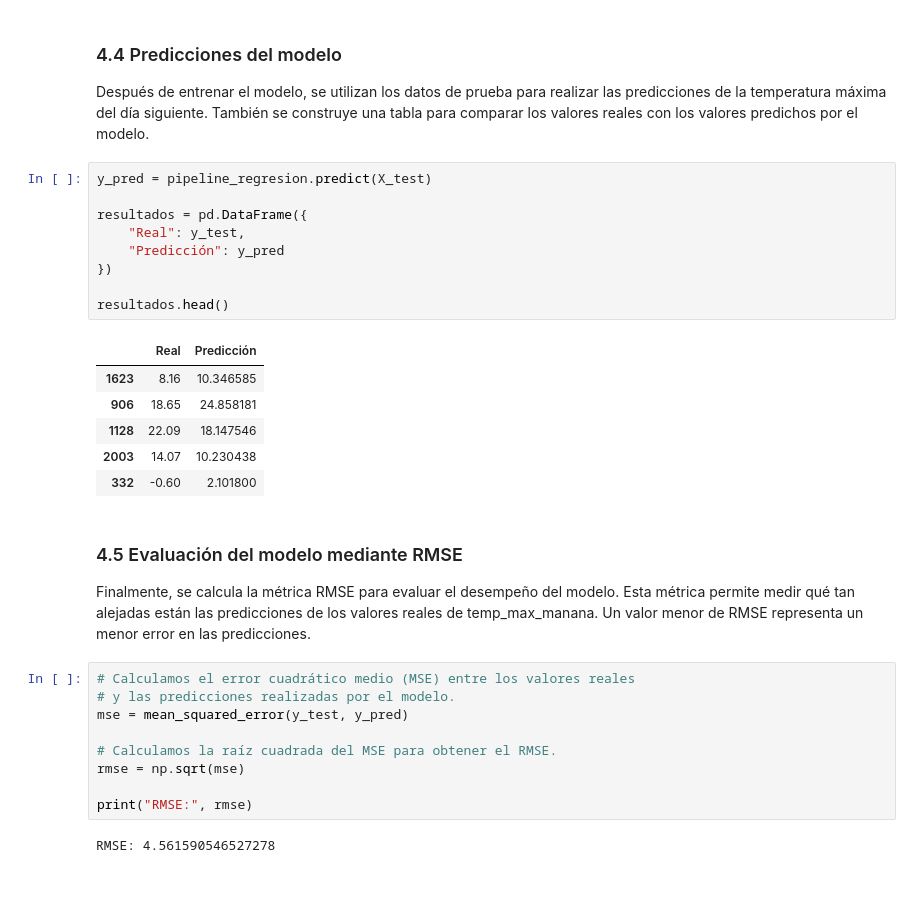
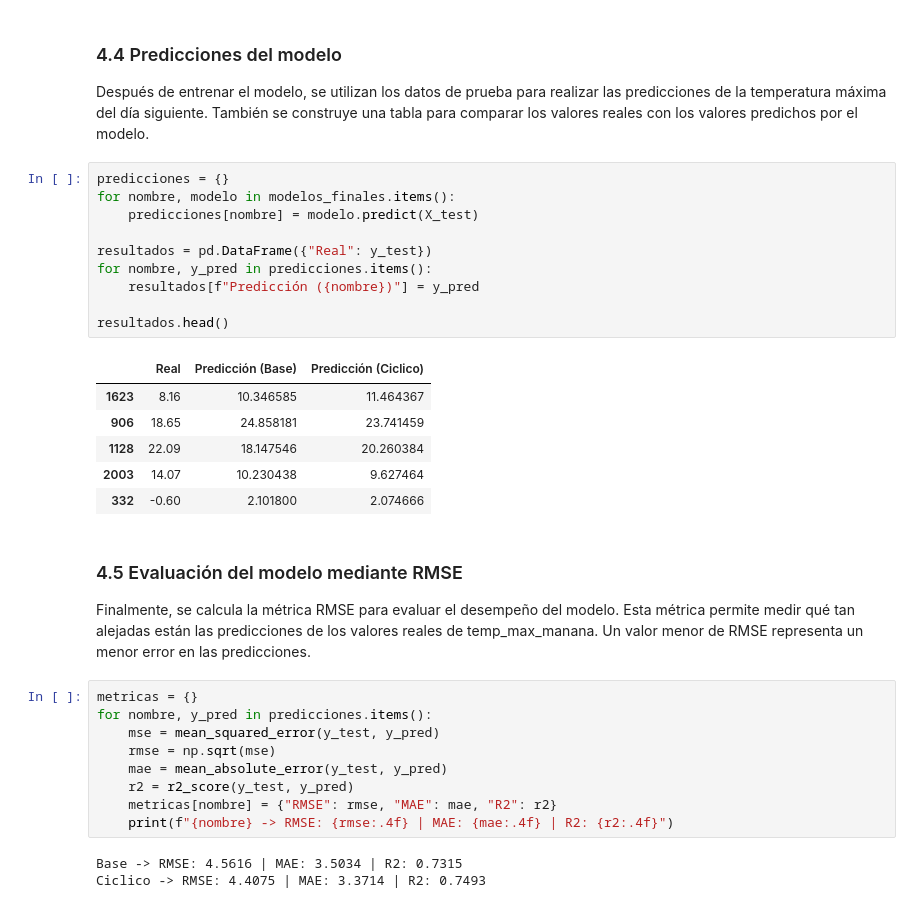
Before and after one commit to mzambranob/Fork-MaterialDeClase-ISIS-2611, a Jupyter notebook: 202620/Laboratorios/L1/laboratorio_1.ipynb, the cells around one changed output. Saved outputs shown, nothing was run; the diff lists cells and outputs as text.

Commit message:
Segundo modelo creado

```diff
--- a/202620/Laboratorios/L1/laboratorio_1.ipynb
+++ b/202620/Laboratorios/L1/laboratorio_1.ipynb
@@ -841,33 +896,35 @@ Pipeline(steps=[('preprocesamiento',
 
 Después de entrenar el modelo, se utilizan los datos de prueba para realizar las predicciones de la temperatura máxima del día siguiente. También se construye una tabla para comparar los valores reales con los valores predichos por el modelo.
 # %%
-y_pred = pipeline_regresion.predict(X_test)
+predicciones = {}
+for nombre, modelo in modelos_finales.items():
+    predicciones[nombre] = modelo.predict(X_test)
 
-resultados = pd.DataFrame({
-    "Real": y_test,
-    "Predicción": y_pred
-})
+resultados = pd.DataFrame({"Real": y_test})
+for nombre, y_pred in predicciones.items():
+    resultados[f"Predicción ({nombre})"] = y_pred
 
 resultados.head()
 # %% [output]
-|  | Real | Predicción |
-| 1623 | 8.16 | 10.346585 |
-| 906 | 18.65 | 24.858181 |
-| 1128 | 22.09 | 18.147546 |
-| 2003 | 14.07 | 10.230438 |
-| 332 | -0.60 | 2.101800 |
+|  | Real | Predicción (Base) | Predicción (Ciclico) |
+| 1623 | 8.16 | 10.346585 | 11.464367 |
+| 906 | 18.65 | 24.858181 | 23.741459 |
+| 1128 | 22.09 | 18.147546 | 20.260384 |
+| 2003 | 14.07 | 10.230438 | 9.627464 |
+| 332 | -0.60 | 2.101800 | 2.074666 |
 # %% [markdown]
 ### 4.5 Evaluación del modelo mediante RMSE
 
 Finalmente, se calcula la métrica RMSE para evaluar el desempeño del modelo. Esta métrica permite medir qué tan alejadas están las predicciones de los valores reales de temp_max_manana. Un valor menor de RMSE representa un menor error en las predicciones.
 # %%
-# Calculamos el error cuadrático medio (MSE) entre los valores reales
-# y las predicciones realizadas por el modelo.
-mse = mean_squared_error(y_test, y_pred)
-
-# Calculamos la raíz cuadrada del MSE para obtener el RMSE.
-rmse = np.sqrt(mse)
-
-print("RMSE:", rmse)
+metricas = {}
+for nombre, y_pred in predicciones.items():
+    mse = mean_squared_error(y_test, y_pred)
+    rmse = np.sqrt(mse)
+    mae = mean_absolute_error(y_test, y_pred)
+    r2 = r2_score(y_test, y_pred)
+    metricas[nombre] = {"RMSE": rmse, "MAE": mae, "R2": r2}
+    print(f"{nombre} -> RMSE: {rmse:.4f} | MAE: {mae:.4f} | R2: {r2:.4f}")
 # %% [output]
-RMSE: 4.561590546527278
+Base -> RMSE: 4.5616 | MAE: 3.5034 | R2: 0.7315
+Ciclico -> RMSE: 4.4075 | MAE: 3.3714 | R2: 0.7493
```
Also changed, not shown: parts of 3 cells of this notebook.
